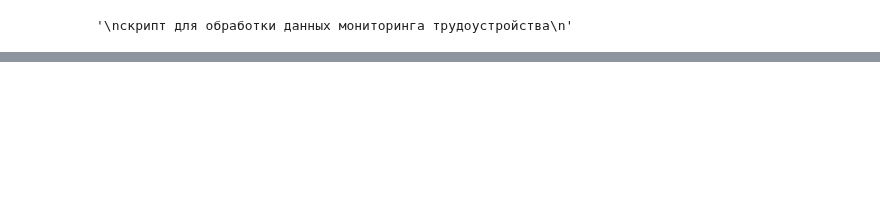
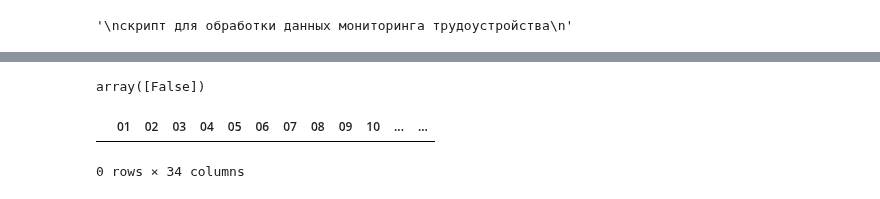
Before and after one commit to t0r1n88/Dodger_2023, a Jupyter notebook: SPO_employment.ipynb, the cells around one changed output, grey strips where cells are left out. Cells and saved outputs as stored; diff of their text form; code cells hidden in the pictures; blank space fills up the shorter version.

```diff
--- a/SPO_employment.ipynb
+++ b/SPO_employment.ipynb
@@ -530,3 +532,18 @@ finish_df['Наименование показателей (категория
 finish_df.to_excel('finisj.xlsx',index=False)
 # %%
 error_df.to_excel('errors.xlsx',index=False)
+# %%
+t_df = pd.read_excel('data/Брит - 2022.xlsx',dtype=str,skiprows=7)
+# %%
+mask = pd.isna(t_df).all(axis=1)  # создаем маску для строк с пропущенными значениями
+# %%
+mask.unique()
+# %% [output]
+array([False])
+# %%
+df1 = t_df.iloc[:mask.idxmax()]
+# %%
+df1.tail()
+# %% [output]
+|  | 01 | 02 | 03 | 04 | 05 | 06 | 07 | 08 | 09 | 10 | ... | ... |
+0 rows × 34 columns
```
Also changed, not shown: parts of 5 cells of this notebook, 1 other file.
